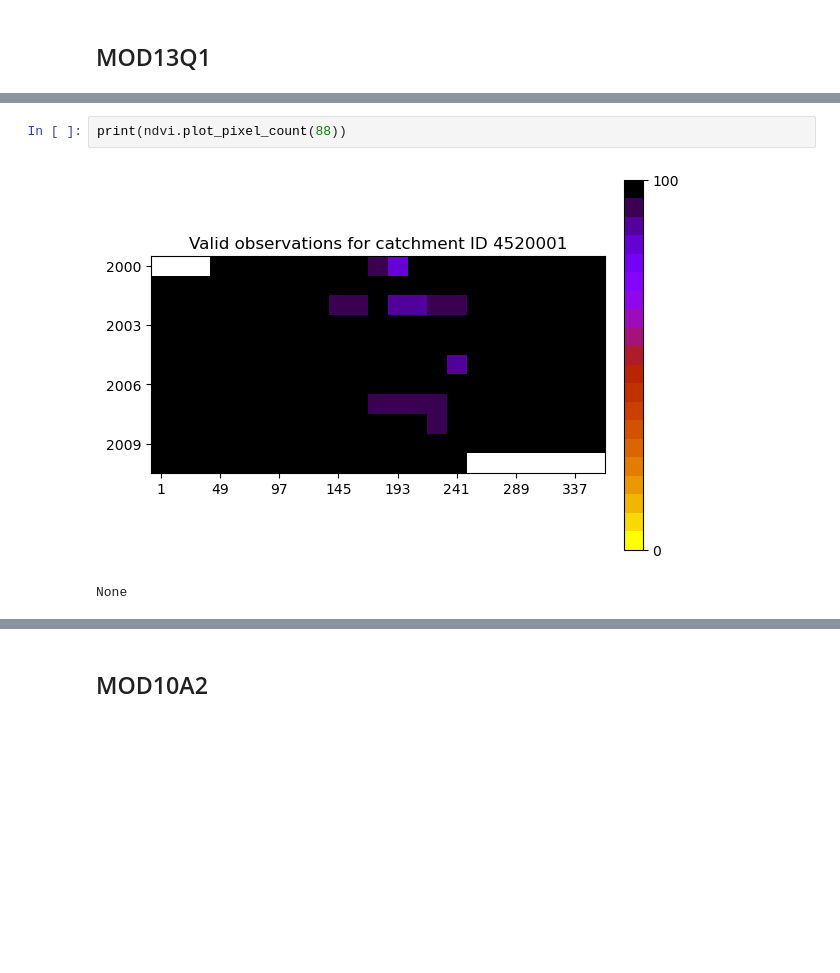
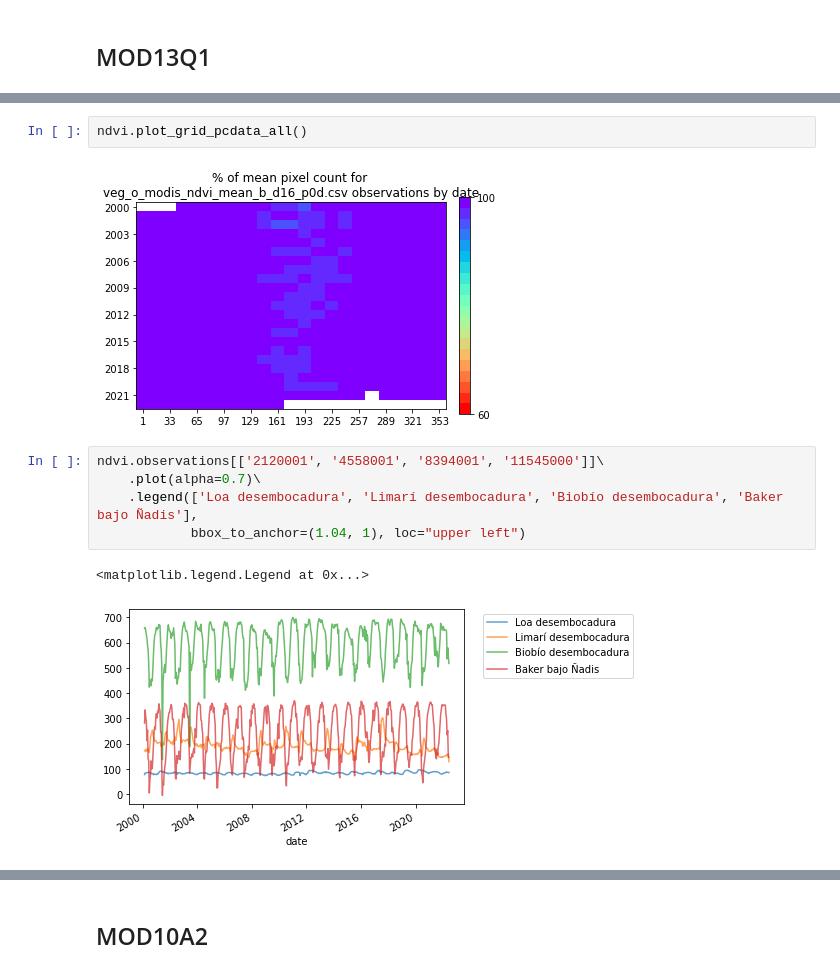
Before and after one commit to MeteorologiaUV/HidroCL-OOP, a Jupyter notebook: nas_tests.ipynb, the cells around one changed output, grey strips where cells are left out. Cells and saved outputs as stored; diff of their text form; blank space fills up the shorter version.

```diff
--- a/nas_tests.ipynb
+++ b/nas_tests.ipynb
@@ -37,8 +49,15 @@ None
-# %%
-print(ndvi.plot_pixel_count(88))
-# %% [output]
-[figure, removed]
-None
+# %%
+ndvi.plot_grid_pcdata_all()
+# %% [output]
+[figure, added]
+# %%
+ndvi.observations[['2120001', '4558001', '8394001', '11545000']]\
+    .plot(alpha=0.7)\
+    .legend(['Loa desembocadura', 'Limarí desembocadura', 'Biobío desembocadura', 'Baker bajo Ñadis'],
+            bbox_to_anchor=(1.04, 1), loc="upper left")
+# %% [output]
+<matplotlib.legend.Legend at 0x...>
+[figure, added]
 # %%
 evi = hidrocl.HidroCLVariable("evi",
                                hcl.veg_o_modis_evi_mean_b_d16_p0d,
```
Also changed, not shown: parts of 74 cells of this notebook, 3 other files.
